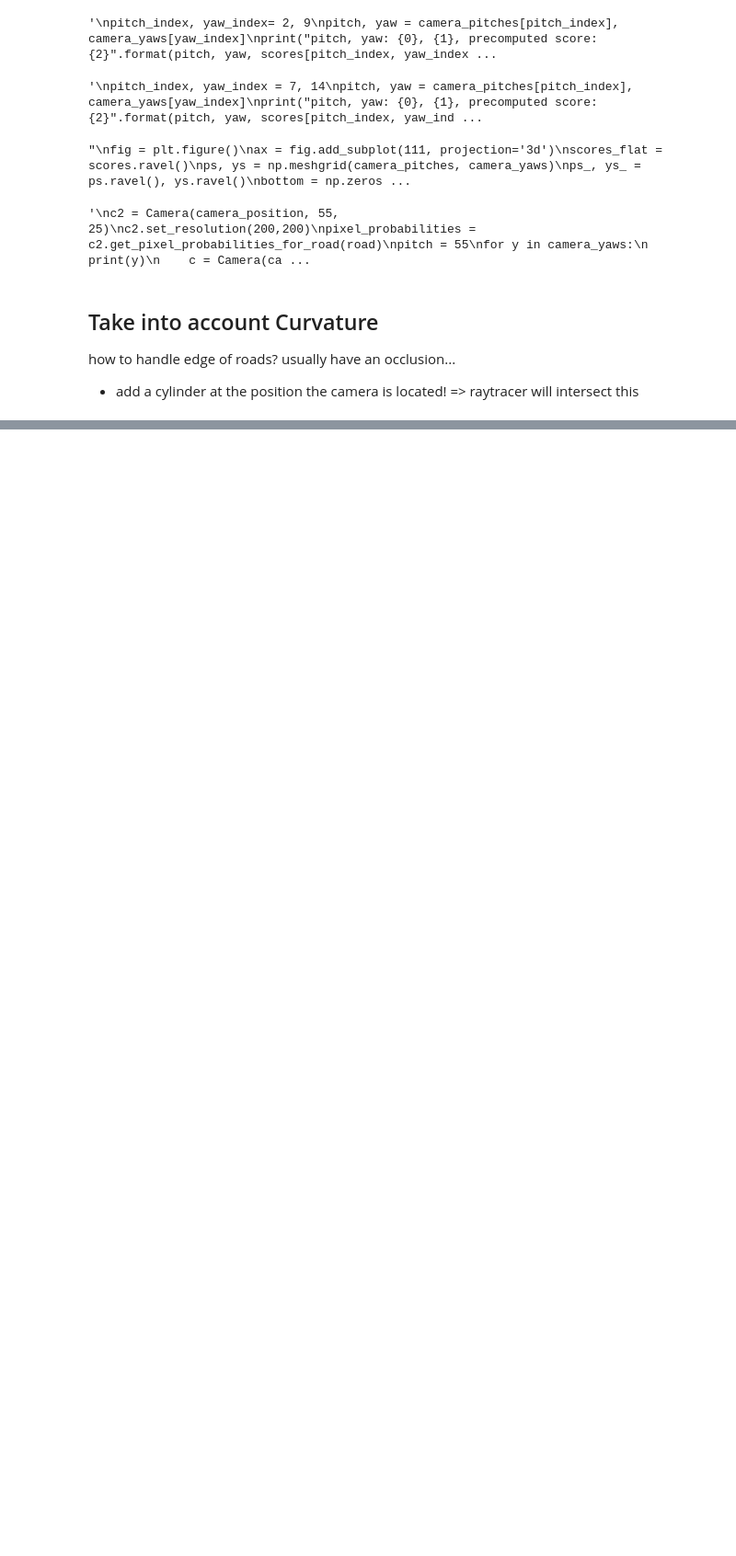
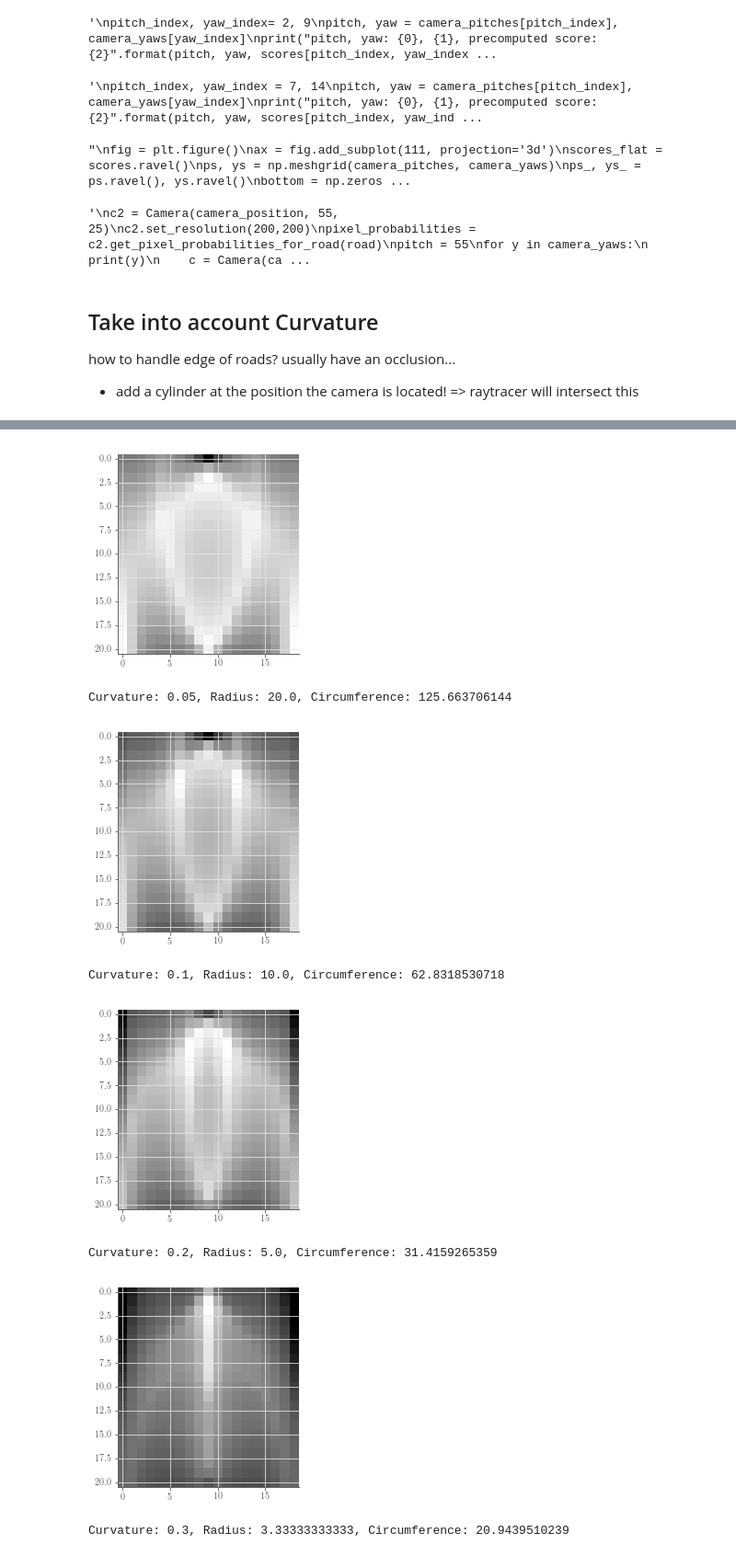
Before and after one commit to flyingsilverfin/AV-Camera-Placement, a Jupyter notebook: evaluation/single_camera_placement/Single Camera.ipynb, the cells around one changed output, grey strips where cells are left out. Shown at 92% size. Drawn from its saved outputs; the diff is of its cells as text; code cells hidden in the pictures; blank space fills up the shorter version.

```diff
--- a/evaluation/single_camera_placement/Single Camera.ipynb
+++ b/evaluation/single_camera_placement/Single Camera.ipynb
@@ -555,5 +633,10 @@ np.save("curved_roads_{0}x{1}_6m-4_two_stddev.npy".format(*resolution), scores)
+# %%
+# --- resoume from saved maps ---
+curvature_score_maps = np.load("curved_roads_{0}x{1}_6m-4_two_stddev.npy".format(*(300,300)))
 # %%
-for score_map in curvature_score_maps:
+for i, score_map in enumerate(curvature_score_maps):
+    print("Curvature: {0}, Radius: {1}, Circumference: {2}".format(curvatures[i], 1.0/curvatures[i], 2*np.pi/curvatures[i]))
     plt.imshow(score_map)
     plt.gray()
     plt.show()
+# %% [output]
@@ -559,0 +648,8 @@ for score_map in curvature_score_maps:
+[figure, added]
+Curvature: 0.05, Radius: 20.0, Circumference: 125.663706144
+[figure, added]
+Curvature: 0.1, Radius: 10.0, Circumference: 62.8318530718
+[figure, added]
+Curvature: 0.2, Radius: 5.0, Circumference: 31.4159265359
+[figure, added]
+Curvature: 0.3, Radius: 3.33333333333, Circumference: 20.9439510239
```
Also changed, not shown: parts of 10 cells of this notebook, 5 other files.
